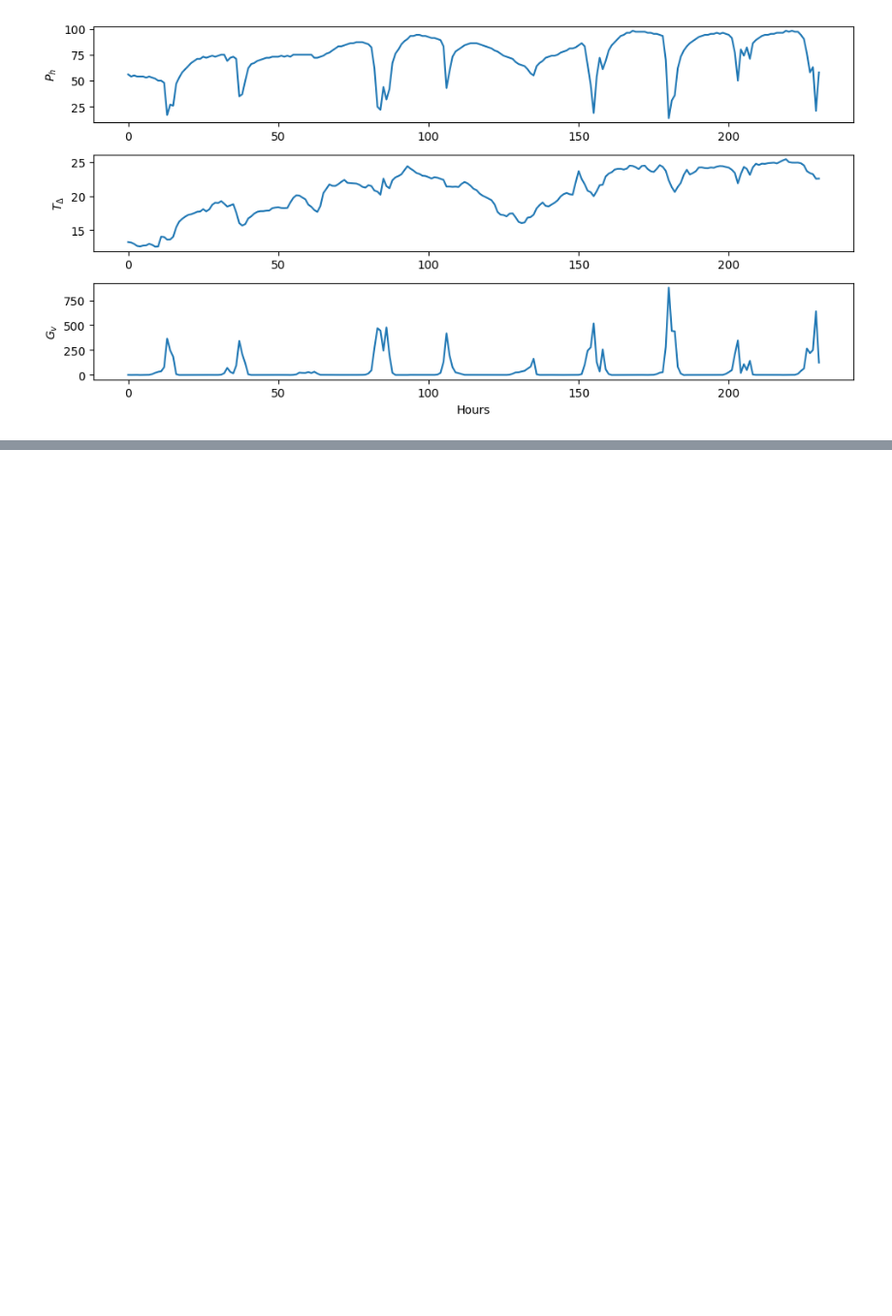
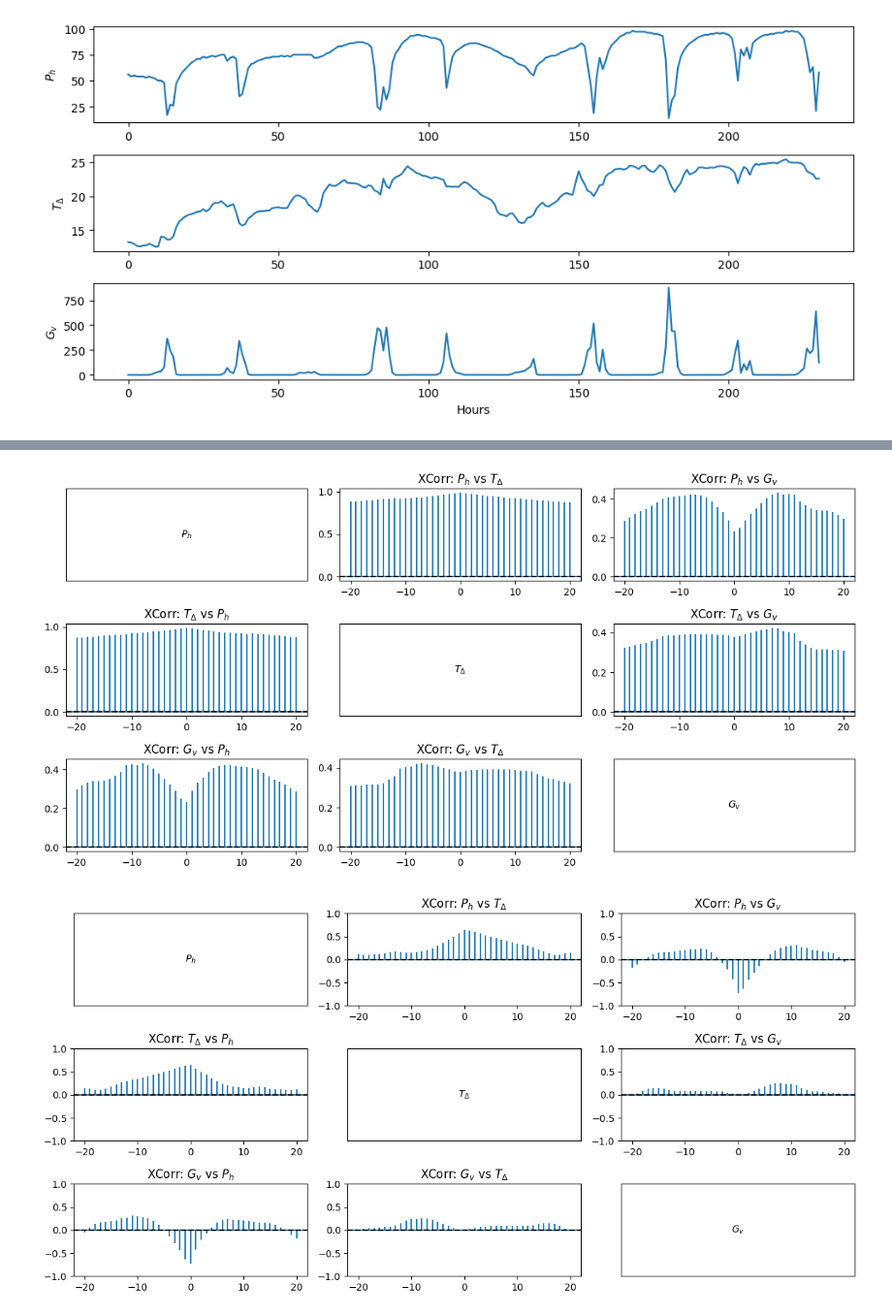
Before and after one commit to luca2618/Timeseries, a Jupyter notebook: assignment3/assignment3_emcken.ipynb, the cells around one changed output, grey strips where cells are left out. Shown at 97% size. Drawn from its saved outputs; the diff is of its cells as text; code cells hidden in the pictures; blank space fills up the shorter version.

```diff
--- a/assignment3/assignment3_emcken.ipynb
+++ b/assignment3/assignment3_emcken.ipynb
@@ -316,0 +299,49 @@ plt.show()
+# %%
+# Alternative cross-correlation using plt.xcorr
+fig, axes = plt.subplots(len(variables), len(variables), figsize=(12, 6))
+
+for i, var1 in enumerate(variables):
+    for j, var2 in enumerate(variables):
+        if i == j:
+            axes[i, j].text(0.5, 0.5, var1, ha='center', va='center')
+            axes[i, j].set_xticks([])
+            axes[i, j].set_yticks([])
+        else:
+            axes[i, j].xcorr(df_train[var1], df_train[var2], maxlags=20)
+            axes[i, j].set_title(f"XCorr: {var1} vs {var2}")
+            axes[i, j].axhline(0, color='black', linestyle='--')
+
+plt.tight_layout()
+plt.show()
+
+import numpy as np
+
+fig, axes = plt.subplots(len(variables), len(variables), figsize=(12, 6))
+
+# Set y-limits for cross-correlation
+xcorr_ylim = (-1, 1)
+
+for i, var1 in enumerate(variables):
+    for j, var2 in enumerate(variables):
+        if i == j:
+            # Diagonal: variable name
+            axes[i, j].text(0.5, 0.5, var1, ha='center', va='center')
+            axes[i, j].set_xticks([])
+            axes[i, j].set_yticks([])
+        else:
+            # Cross-correlation with fixed ylim
+            axes[i, j].xcorr(
+                df_train[var1] - df_train[var1].mean(),
+                df_train[var2] - df_train[var2].mean(),
+                maxlags=20,
+                normed=True,
+            )
+            axes[i, j].set_ylim(xcorr_ylim)
+            axes[i, j].axhline(0, color='black', linestyle='--')
+            axes[i, j].set_title(f"XCorr: {var1} vs {var2}")
+
+plt.tight_layout()
+plt.show()
+# %% [output]
+[figure, added]
+[figure, added]
```
Also changed, not shown: parts of 14 cells of this notebook.
